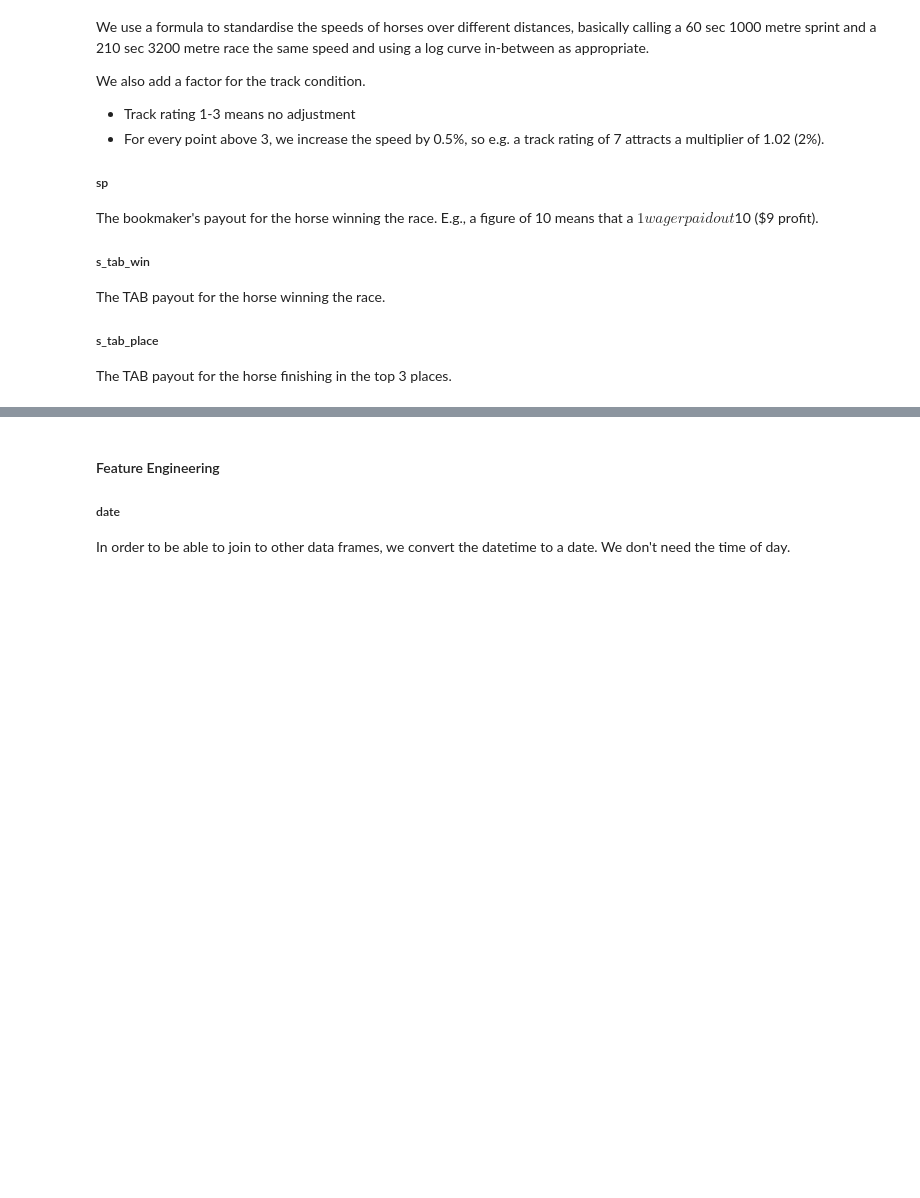
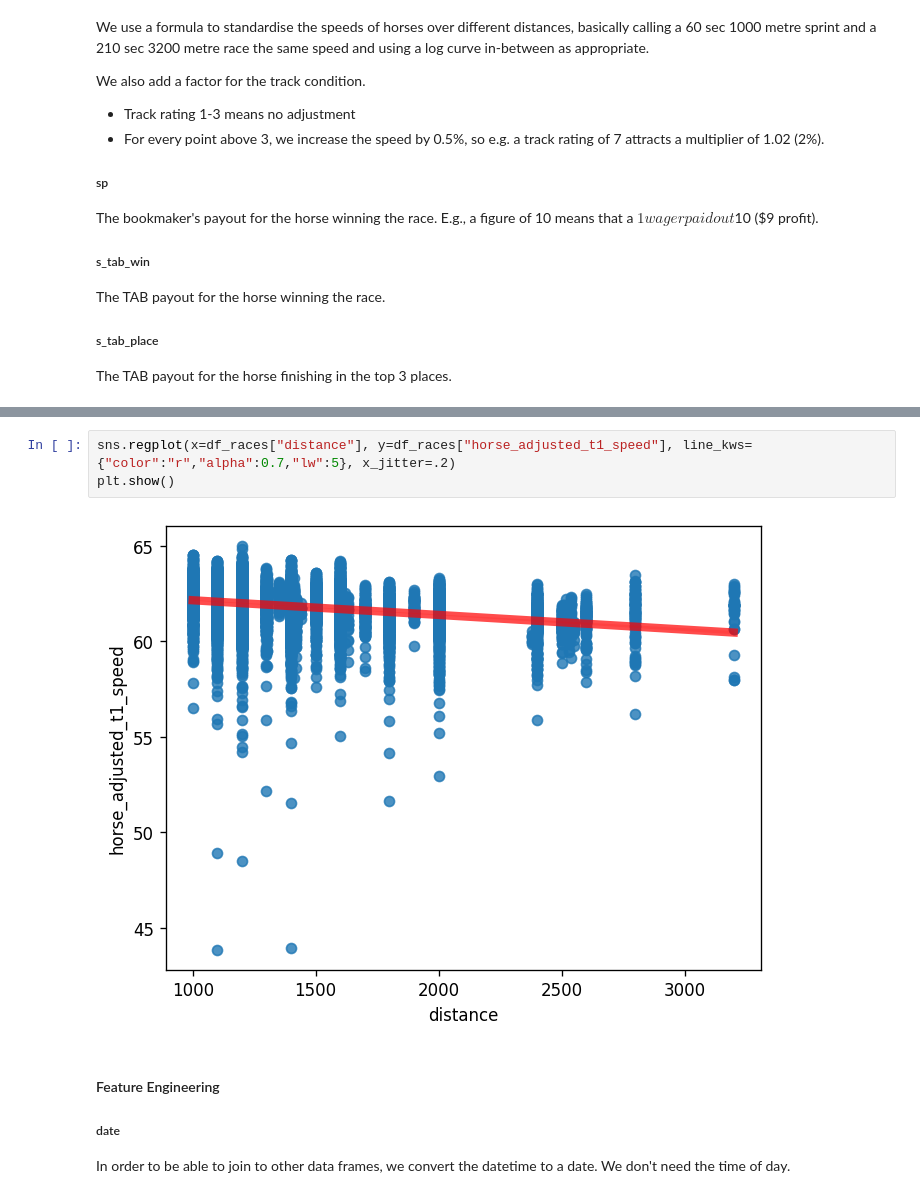
Before and after one commit to stripykitteh/horse_code, a Jupyter notebook: horse_racing_study.ipynb, the cells around one changed output, grey strips where cells are left out. Cells and saved outputs as stored; diff of their text form; blank space fills up the shorter version.

```diff
--- a/horse_racing_study.ipynb
+++ b/horse_racing_study.ipynb
@@ -211,3 +216,8 @@ The TAB win and place odds are the actual payouts recorded, therefore they are u
+# %%
+sns.regplot(x=df_races["distance"], y=df_races["horse_adjusted_t1_speed"], line_kws={"color":"r","alpha":0.7,"lw":5}, x_jitter=.2)
+plt.show()
+# %% [output]
+[figure, added]
 # %% [markdown]
 #### Feature Engineering
 
```
Also changed, not shown: parts of 15 cells of this notebook.
